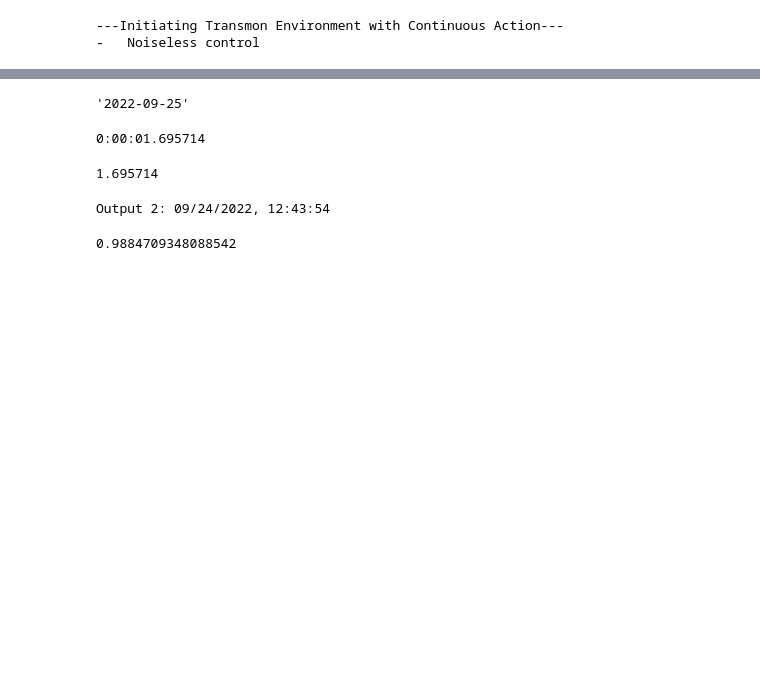
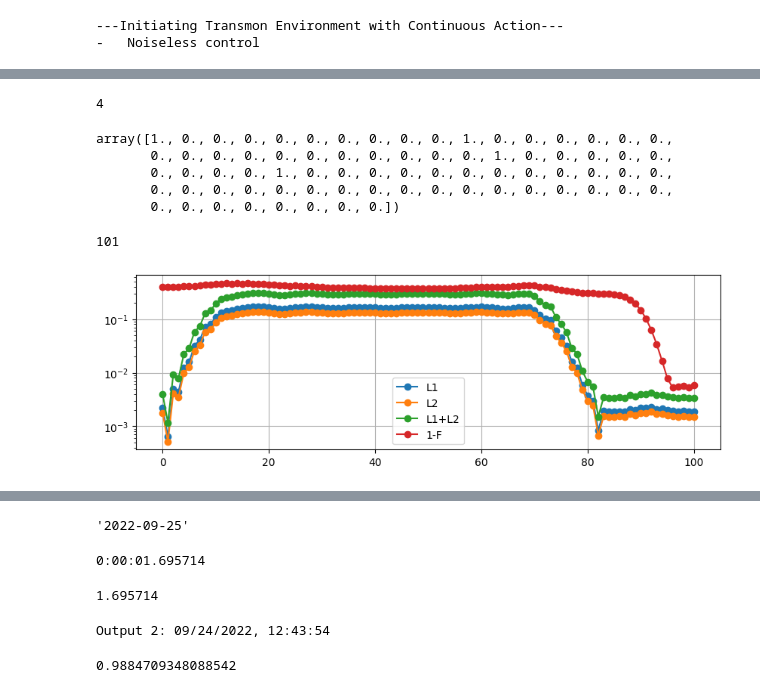
Before and after one commit to honamnguyen/drl_gatedesign, a Jupyter notebook: gym/dev_gym.ipynb, the cells around one changed output, grey strips where cells are left out. Drawn from its saved outputs; the diff is of its cells as text; code cells hidden in the pictures; blank space fills up the shorter version.

```diff
--- a/gym/dev_gym.ipynb
+++ b/gym/dev_gym.ipynb
@@ -385,16 +407,21 @@ num_transmon = 2
 num_level = 3
 sim_frame_rotation = False
 
-dt = 4*nanosec
 anharm   = 2*np.pi * np.array([-319.7,-320.2])*MHz
-drive    = 2*np.pi * np.array([30,300,30,300])*MHz
+drive    = 2*np.pi * np.array([28,200,28,200])*MHz
 detune   = 2*np.pi * np.array([115,0])*MHz
 coupling = 2*np.pi * np.array([1.87])*MHz
+
 ctrl_noise = 0
 
 # objective
-num_seg = 160
-target_gate = 'SWAP'
+num_seg = 100
+duration = 224 #in ns
+duration_gauss = int(73/duration*num_seg)
+duration_const = int(115/duration*num_seg)
+duration_drag = int(36/duration*num_seg)
+dt = duration/num_seg*nanosec
+target_gate = 'sqrtZX'
 
 # state
 rl_state = 'ket'
@@ -407,9 +434,9 @@ fid_threshold = 0.999
 worstfid_method = 'SLSQP-ket-7'
 
 # action
-channels = [2,3,4,5]
-# action_size = 8
-sub_action_scale = 1
+channels = '23'
+channels = np.hstack([[2*(int(c)-1),2*(int(c)-1)+1] for c in channels])
+sub_action_scale = None
 end_amp_window = None
 evolve_method = 'exact'
 
@@ -419,8 +446,8 @@ kw = initialize_transmon_env(sim_name,num_transmon, num_level, sim_frame_rotatio
                              rl_state, pca_order,
                              reward_type, reward_scheme, fid_threshold, worstfid_method,
                              channels, sub_action_scale, end_amp_window, evolve_method)
+# env = ContinuousTransmonEnv(**kw)
 env = gym.make('transmon-cont-v7',**kw)
-# env = ContinuousTransmonEnv(**kw)
 # %% [output]
 ---Initiating Transmon Environment with Continuous Action---
 -   Noiseless control
@@ -445,0 +522,15 @@ for action in pulse:
+# %%
+# run environment
+env.step_params['reward_type'] = 'average'
+env.reset()
+avg_fids = []
+states = []
+maps = []
+for action in total_pulse:
+    state,reward,done,_ = env.step(action)
+    avg_fids.append(env.fid)
+    states.append(state)
+    maps.append(env.map)
+avg_fids = np.array(avg_fids)
+states = np.array(states)
+maps = np.array(maps)
@@ -445,0 +582,27 @@ for action in pulse:
+# %%
+I1.sum()
+# %% [output]
+4
+# %%
+env.reset()
+# %% [output]
+array([1., 0., 0., 0., 0., 0., 0., 0., 0., 0., 1., 0., 0., 0., 0., 0., 0.,
+       0., 0., 0., 0., 0., 0., 0., 0., 0., 0., 0., 1., 0., 0., 0., 0., 0.,
+       0., 0., 0., 0., 1., 0., 0., 0., 0., 0., 0., 0., 0., 0., 0., 0., 0.,
+       0., 0., 0., 0., 0., 0., 0., 0., 0., 0., 0., 0., 0., 0., 0., 0., 0.,
+       0., 0., 0., 0., 0., 0., 0., 0.])
+# %%
+len(total_pulse)
+# %% [output]
+101
+# %%
+plt.figure(figsize=(10,3))
+plt.plot(leakages,'o-',label=['L1','L2'])
+plt.plot(leakages.sum(1),'o-',label='L1+L2')
+plt.plot(1-avg_fids,'o-',label='1-F')
+plt.yscale('log')
+plt.legend()
+plt.grid()
+plt.show()
+# %% [output]
+[figure, added]
```
Also changed, not shown: parts of 24 cells of this notebook.
